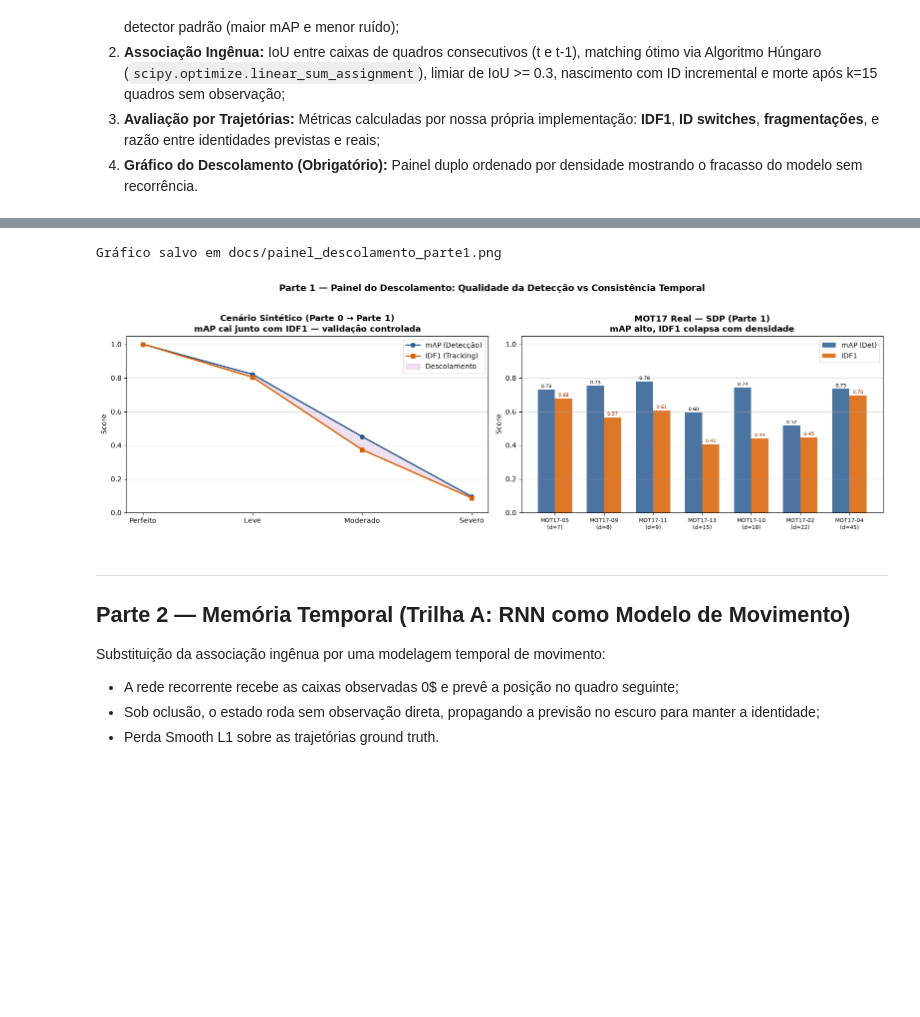
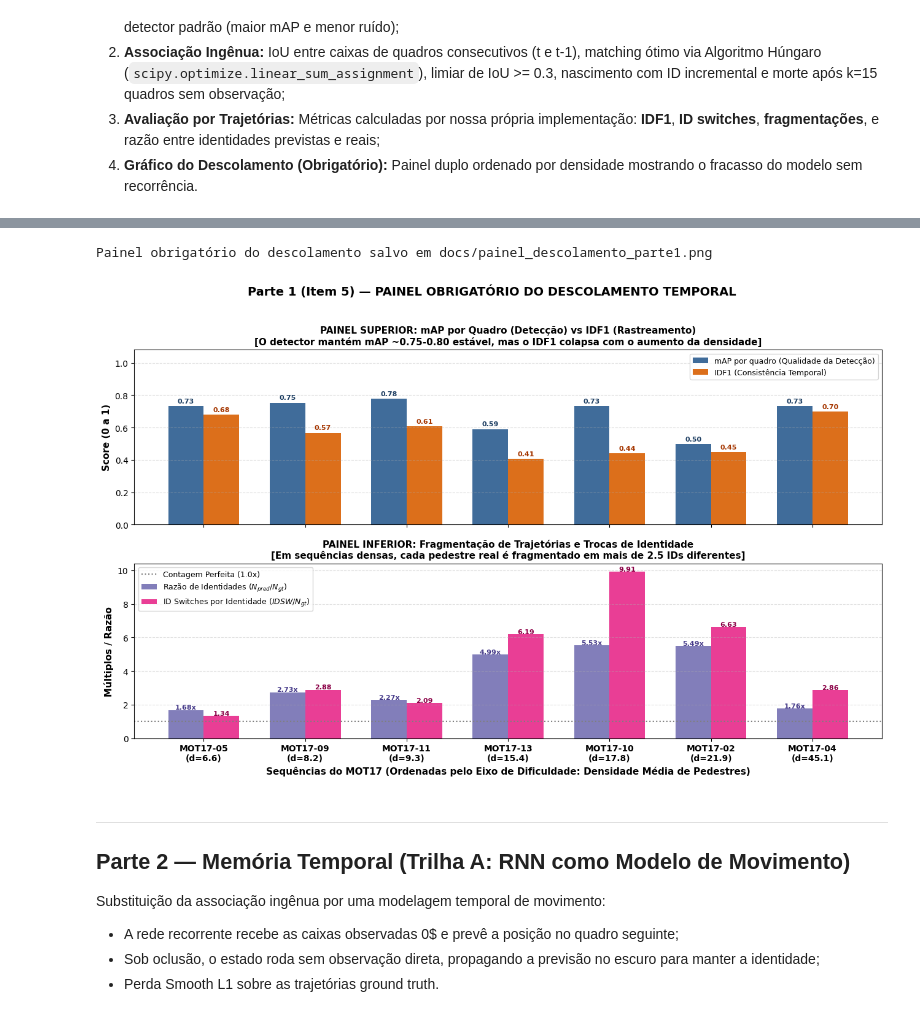
Before and after one commit to ThevezGomes/Programming-Assignment-2---Deep-Learning, a Jupyter notebook: src/pipeline.ipynb, the cells around one changed output, grey strips where cells are left out. Drawn from its saved outputs; the diff is of its cells as text; code cells hidden in the pictures; blank space fills up the shorter version.

Commit message:
fix: Correções nas partes 0 e 1 considerando os dados reais

```diff
--- a/src/pipeline.ipynb
+++ b/src/pipeline.ipynb
@@ -228,11 +272,12 @@ Figura salva em docs/parte1_comparacao_fontes.png
 # %%
-from src.visualization import plot_decoupling_panel
+from src.visualization import plot_decoupling_panel_two_rows
 
-plot_decoupling_panel(synth_results, results_p1, save_path='docs/painel_descolamento_parte1.png')
+# Gráfico Obrigatório da Parte 1 (Item 5): Dois painéis verticais sobre as mesmas sequências
+plot_decoupling_panel_two_rows(results_p1, sort_by="density", save_path="docs/painel_descolamento_parte1.png")
 plt.show()
 # %% [output]
-Gráfico salvo em docs/painel_descolamento_parte1.png
+Painel obrigatório do descolamento salvo em docs/painel_descolamento_parte1.png
-[figure, old version]
+[figure, new version]
 # %% [markdown]
 ---
 ## Parte 2 — Memória Temporal (Trilha A: RNN como Modelo de Movimento)
```
Also changed, not shown: parts of 13 cells of this notebook, 14 other files.
